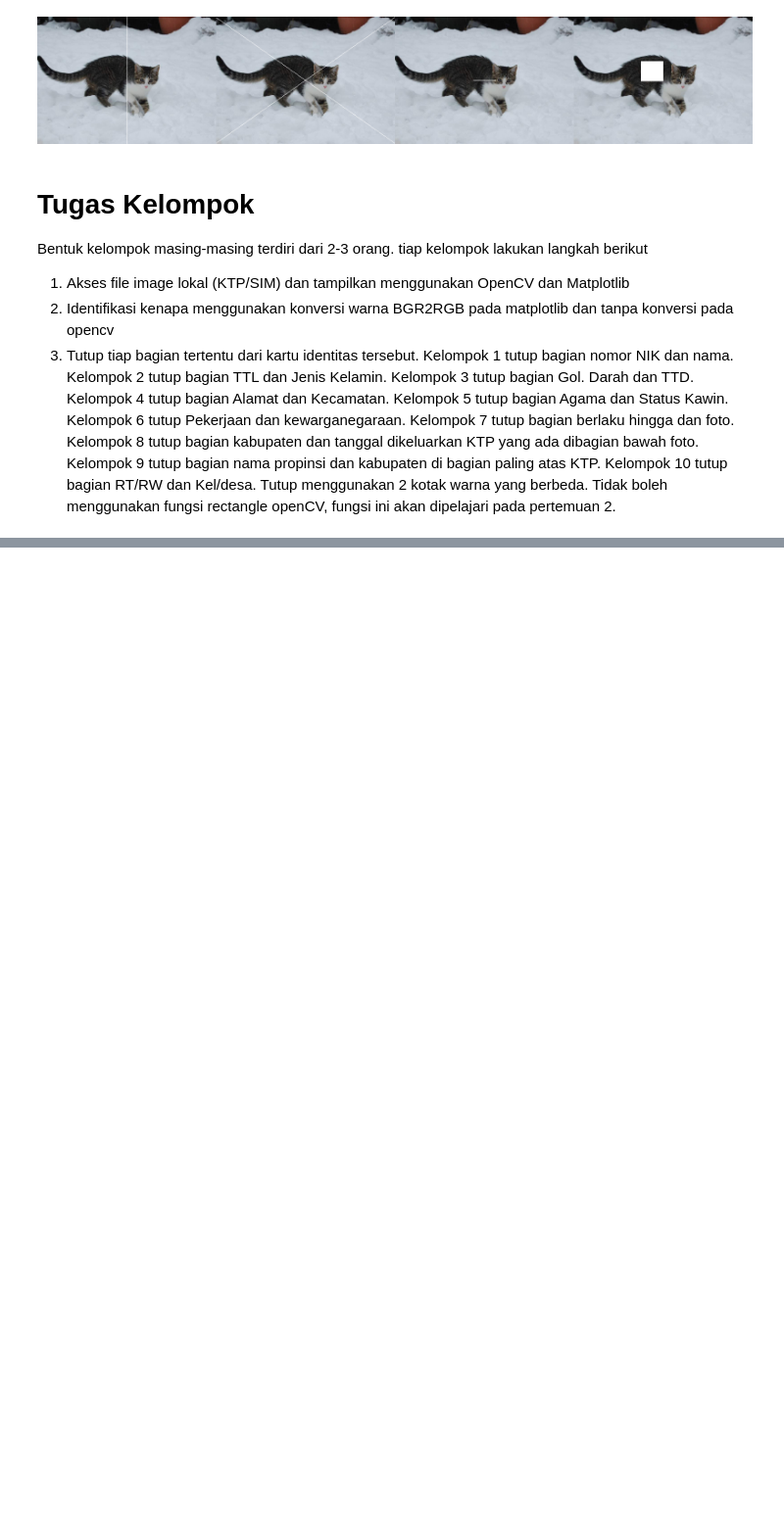
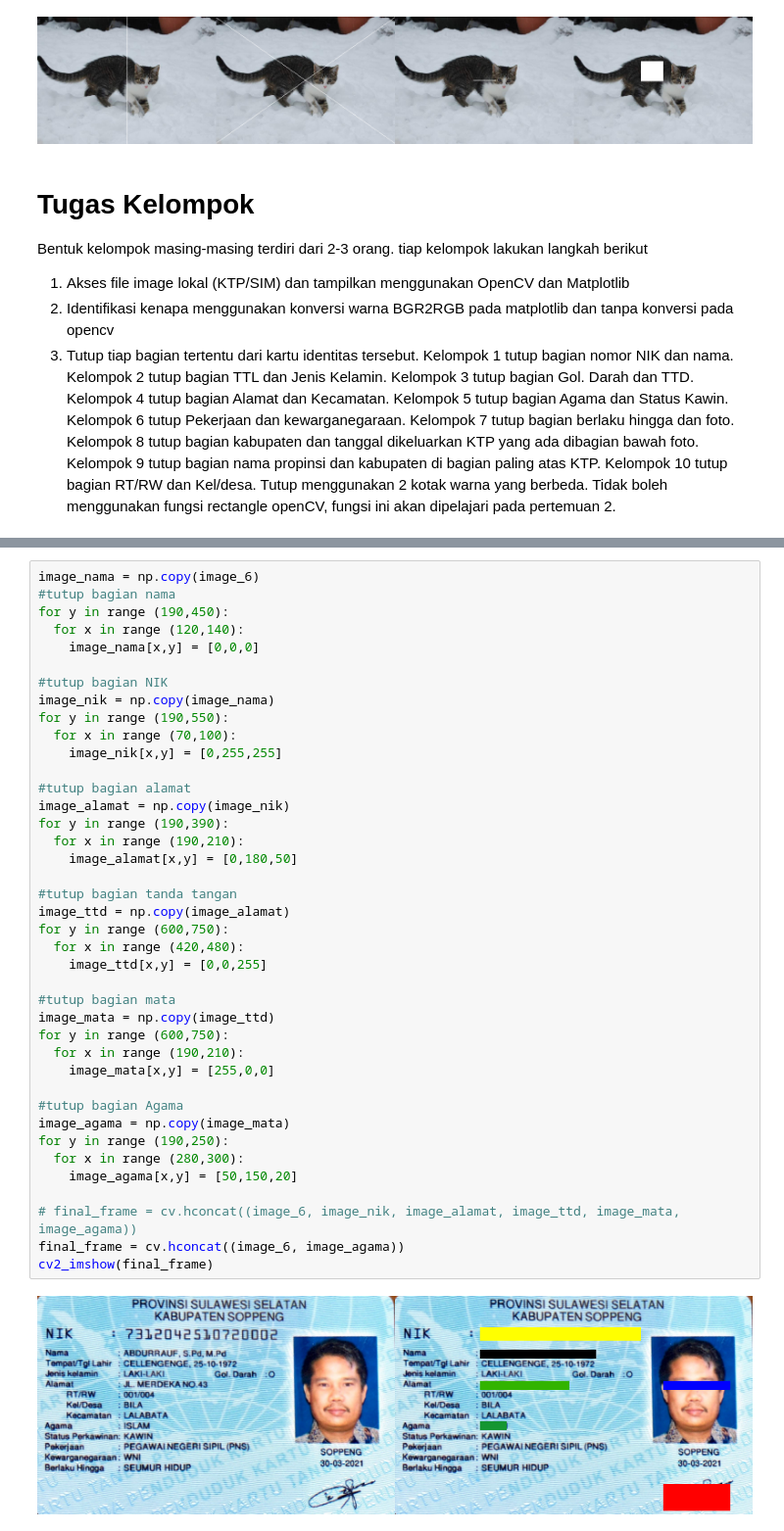
Before and after one commit to FaisAkbar/PCVK_Ganjil_2023, a Jupyter notebook: Pertemuan1.ipynb, the cells around one changed output, grey strips where cells are left out. Shown at 98% size. Saved outputs shown, nothing was run; the diff lists cells and outputs as text; blank space fills up the shorter version.

```diff
--- a/Pertemuan1.ipynb
+++ b/Pertemuan1.ipynb
@@ -148,0 +163,42 @@ Bentuk kelompok masing-masing terdiri dari 2-3 orang. tiap kelompok lakukan lang
+# %%
+image_nama = np.copy(image_6)
+#tutup bagian nama
+for y in range (190,450):
+  for x in range (120,140):
+    image_nama[x,y] = [0,0,0]
+
+#tutup bagian NIK
+image_nik = np.copy(image_nama)
+for y in range (190,550):
+  for x in range (70,100):
+    image_nik[x,y] = [0,255,255]
+
+#tutup bagian alamat
+image_alamat = np.copy(image_nik)
+for y in range (190,390):
+  for x in range (190,210):
+    image_alamat[x,y] = [0,180,50]
+
+#tutup bagian tanda tangan
+image_ttd = np.copy(image_alamat)
+for y in range (600,750):
+  for x in range (420,480):
+    image_ttd[x,y] = [0,0,255]
+
+#tutup bagian mata
+image_mata = np.copy(image_ttd)
+for y in range (600,750):
+  for x in range (190,210):
+    image_mata[x,y] = [255,0,0]
+
+#tutup bagian Agama
+image_agama = np.copy(image_mata)
+for y in range (190,250):
+  for x in range (280,300):
+    image_agama[x,y] = [50,150,20]
+
+# final_frame = cv.hconcat((image_6, image_nik, image_alamat, image_ttd, image_mata, image_agama))
+final_frame = cv.hconcat((image_6, image_agama))
+cv2_imshow(final_frame)
+# %% [output]
+[figure, added]
```
Also changed, not shown: parts of 3 cells of this notebook.
